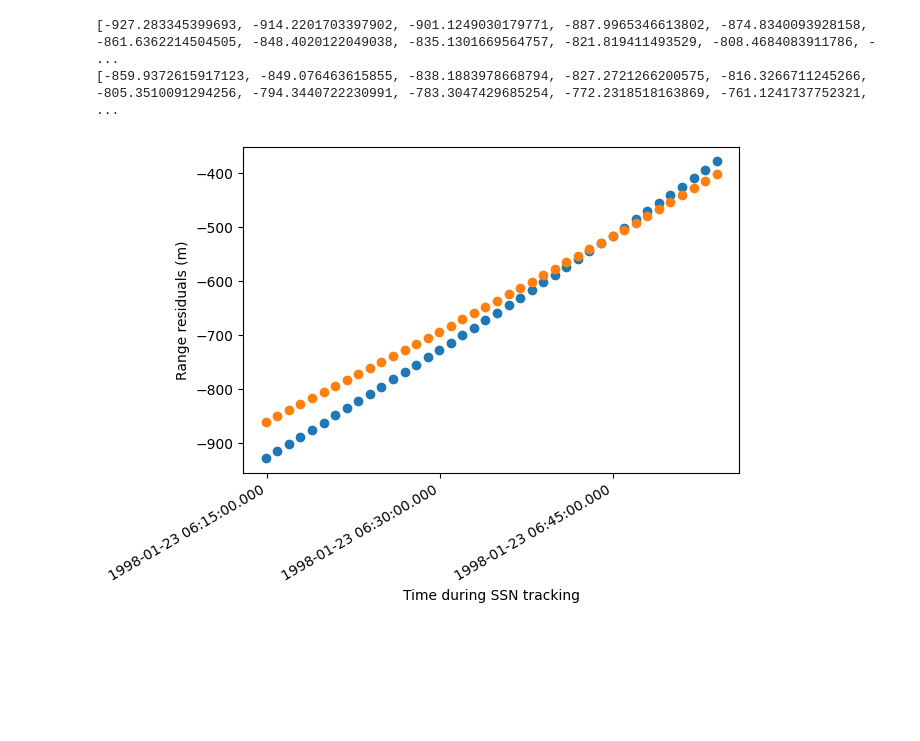
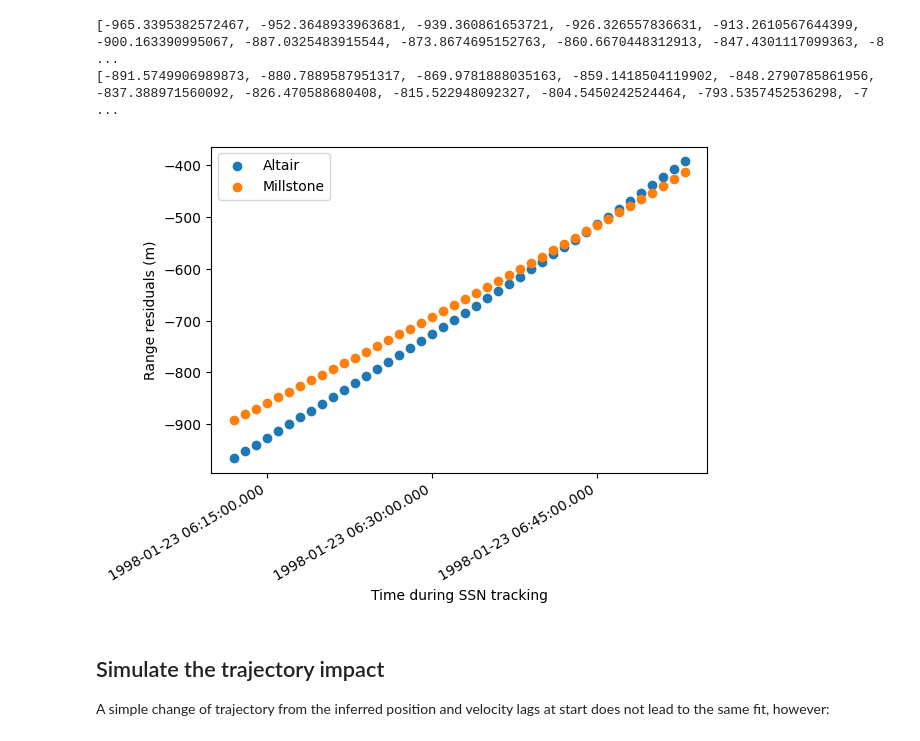
Before and after one commit to earthshrink/anomaly-sim, a Jupyter notebook: near_sim_ssn_residuals.ipynb, the cells around one changed output. Drawn from its saved outputs; the diff is of its cells as text; code cells hidden in the pictures; blank space fills up the shorter version.

Commit message:
ssn residuals: cleanup and documentation

```diff
--- a/near_sim_ssn_residuals.ipynb
+++ b/near_sim_ssn_residuals.ipynb
@@ -25,7 +33,7 @@ ssn_start = Tracking.NEAR_SSN_START.value
 ssn_end = Tracking.NEAR_SSN_END.value
 # %%
 sampling_interval = 60
-sample_offsets = np.arange(0, (ssn_end - goldstone_end)/(1*u.s), sampling_interval)
-flyby_epochs = goldstone_end + (sample_offsets << u.s)
-print("Start and end epochs:", goldstone_end, flyby_epochs[-1], "[", flyby_epochs.size, "]")
+sample_offsets = np.arange(0, (ssn_end - ssn_start)/(1*u.s), sampling_interval)
+flyby_epochs = ssn_start + (sample_offsets << u.s)
+print("Start and end epochs:", ssn_start, flyby_epochs[-1], "[", flyby_epochs.size, "]")
 # %% [output]
@@ -33,7 +41,7 @@ Start and end epochs: 1998-01-23 06:14:55.600 1998-01-23 06:53:55.600 [ 40 ]
 # %%
-near_goldstone_end_rv = Ephem.from_horizons("NEAR", goldstone_end, attractor=Earth, plane=Planes.EARTH_EQUATOR).rv(goldstone_end)
-describe_state(near_goldstone_end_rv, dss25, goldstone_end)
+near_ssn_start_rv = Ephem.from_horizons("NEAR", ssn_start, attractor=Earth, plane=Planes.EARTH_EQUATOR).rv(ssn_start)
+describe_state(near_ssn_start_rv, dss25, ssn_start)
 
-near_goldstone_orbit = Orbit.from_vectors(Earth, near_goldstone_end_rv[0], near_goldstone_end_rv[1], goldstone_end)
+near_goldstone_orbit = Orbit.from_vectors(Earth, near_ssn_start_rv[0], near_ssn_start_rv[1], ssn_start)
 describe_orbit(near_goldstone_orbit)
 # %% [output]
@@ -62,27 +78,33 @@ altair_residuals = []
 millstone_residuals = []
 
 for o in sample_offsets:
-    e = goldstone_end + o*u.s
+    e = ssn_start + o*u.s
+    rv = near_goldstone_ephem.rv(e)
 
-    ref_r, ref_rr = ssrAltair.range_and_rate(near_goldstone_ephem.rv(e), e)
+    ref_r, ref_rr = ssrAltair.range_and_rate(rv, e)
     altair_residuals.append((ref_rr*ref_r/const.c).to_value(u.m))
 
-    ref_r, ref_rr = ssrMillstone.range_and_rate(near_goldstone_ephem.rv(e), e)
+    ref_r, ref_rr = ssrMillstone.range_and_rate(rv, e)
     millstone_residuals.append((ref_rr*ref_r/const.c).to_value(u.m))
 # %%
 print(altair_residuals)
 print(millstone_residuals)
 # %% [output]
-[-927.283345399693, -914.2201703397902, -901.1249030179771, -887.9965346613802, -874.8340093928158, -861.6362214504505, -848.4020122049038, -835.1301669564757, -821.819411493529, -808.4684083911786, - ...
-[-859.9372615917123, -849.076463615855, -838.1883978668794, -827.2721266200575, -816.3266711245266, -805.3510091294256, -794.3440722230991, -783.3047429685254, -772.2318518163869, -761.1241737752321,  ...
+[-965.3395382572467, -952.3648933963681, -939.360861653721, -926.326557836631, -913.2610567644399, -900.163390995067, -887.0325483915544, -873.8674695152763, -860.6670448312913, -847.4301117099363, -8 ...
+[-891.5749906989873, -880.7889587951317, -869.9781888035163, -859.1418504119902, -848.2790785861956, -837.388971560092, -826.470588680408, -815.522948092327, -804.5450242524464, -793.5357452536298, -7 ...
 # %%
 import matplotlib.pyplot as plt
 from astropy import visualization
 with visualization.time_support():
     plt.xlabel('Time during SSN tracking')
     plt.ylabel('Range residuals (m)')
-    plt.scatter(flyby_epochs, altair_residuals)
-    plt.scatter(flyby_epochs, millstone_residuals)
+    plt.scatter(flyby_epochs, altair_residuals, label="Altair")
+    plt.scatter(flyby_epochs, millstone_residuals, label="Millstone")
+    plt.legend(loc=0)
     plt.gcf().autofmt_xdate()
 # %% [output]
-[figure, old version]
+[figure, new version]
+# %% [markdown]
+## Simulate the trajectory impact
+
+A simple change of trajectory from the inferred position and velocity lags at start does not lead to the same fit, however:
```
Also changed, not shown: parts of 10 cells of this notebook.
